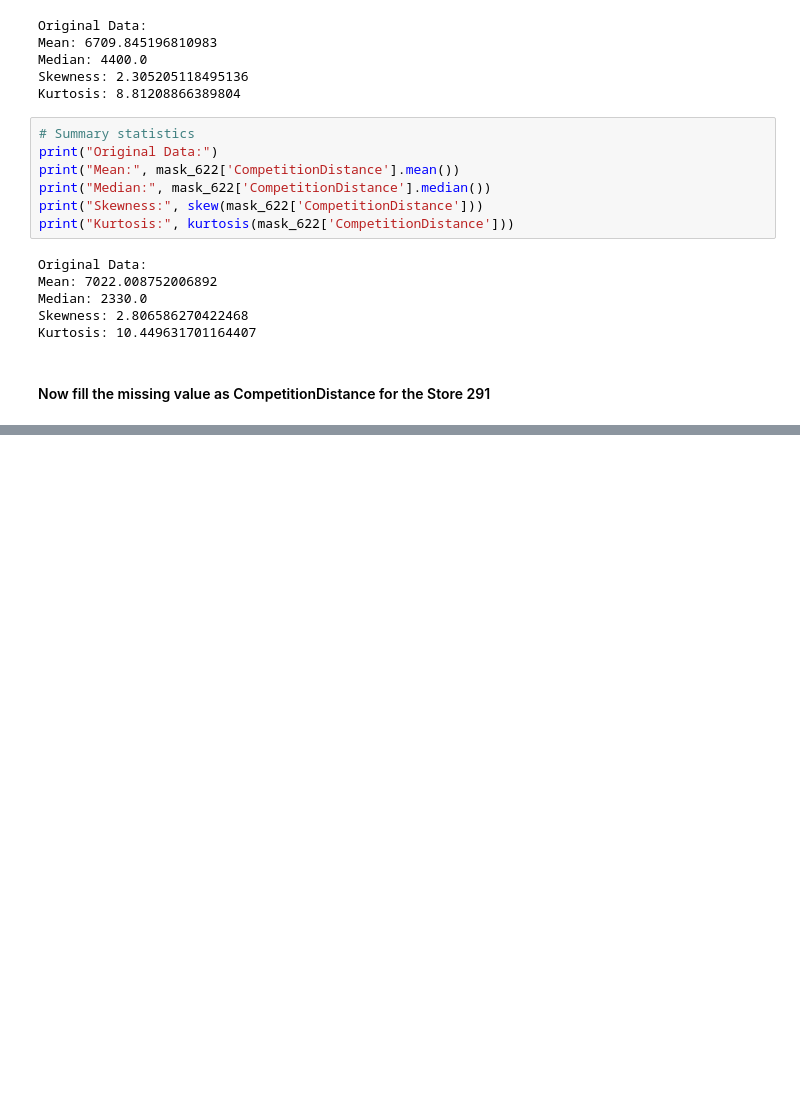
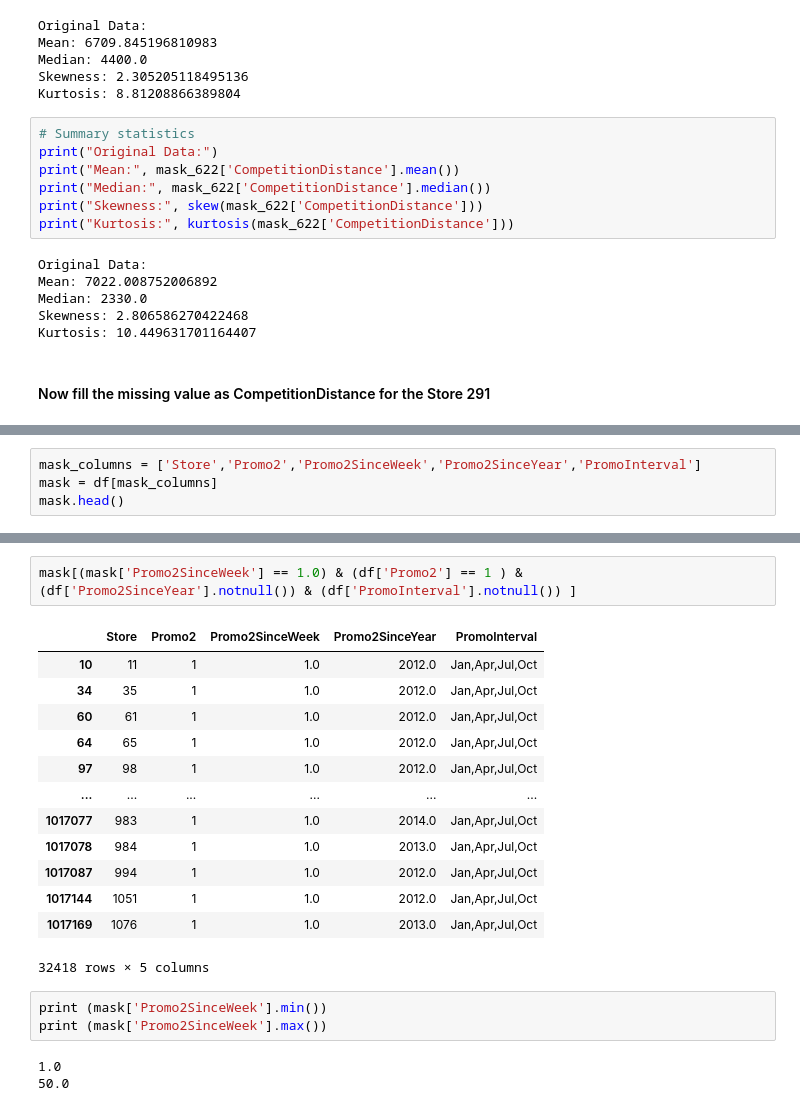
Before and after one commit to chakratechgeek/Supervised_Learning_MLOps, a Jupyter notebook: Rossmann_sales_prediction.ipynb, the cells around one changed output, grey strips where cells are left out. Saved outputs shown, nothing was run; the diff lists cells and outputs as text; blank space fills up the shorter version.

```diff
--- a/Rossmann_sales_prediction.ipynb
+++ b/Rossmann_sales_prediction.ipynb
@@ -482,0 +478,4 @@ df.head()
+# %%
+mask_columns = ['Store','Promo2','Promo2SinceWeek','Promo2SinceYear','PromoInterval']
+mask = df[mask_columns]
+mask.head()
@@ -482,0 +489,22 @@ df.head()
+# %%
+mask[(mask['Promo2SinceWeek'] == 1.0) & (df['Promo2'] == 1 ) & (df['Promo2SinceYear'].notnull()) & (df['PromoInterval'].notnull()) ]
+# %% [output]
+|  | Store | Promo2 | Promo2SinceWeek | Promo2SinceYear | PromoInterval |
+| 10 | 11 | 1 | 1.0 | 2012.0 | Jan,Apr,Jul,Oct |
+| 34 | 35 | 1 | 1.0 | 2012.0 | Jan,Apr,Jul,Oct |
+| 60 | 61 | 1 | 1.0 | 2012.0 | Jan,Apr,Jul,Oct |
+| 64 | 65 | 1 | 1.0 | 2012.0 | Jan,Apr,Jul,Oct |
+| 97 | 98 | 1 | 1.0 | 2012.0 | Jan,Apr,Jul,Oct |
+| ... | ... | ... | ... | ... | ... |
+| 1017077 | 983 | 1 | 1.0 | 2014.0 | Jan,Apr,Jul,Oct |
+| 1017078 | 984 | 1 | 1.0 | 2013.0 | Jan,Apr,Jul,Oct |
+| 1017087 | 994 | 1 | 1.0 | 2012.0 | Jan,Apr,Jul,Oct |
+| 1017144 | 1051 | 1 | 1.0 | 2012.0 | Jan,Apr,Jul,Oct |
+| 1017169 | 1076 | 1 | 1.0 | 2013.0 | Jan,Apr,Jul,Oct |
+32418 rows × 5 columns
+# %%
+print (mask['Promo2SinceWeek'].min())
+print (mask['Promo2SinceWeek'].max())
+# %% [output]
+1.0
+50.0
```
Also changed, not shown: parts of 17 cells of this notebook.
